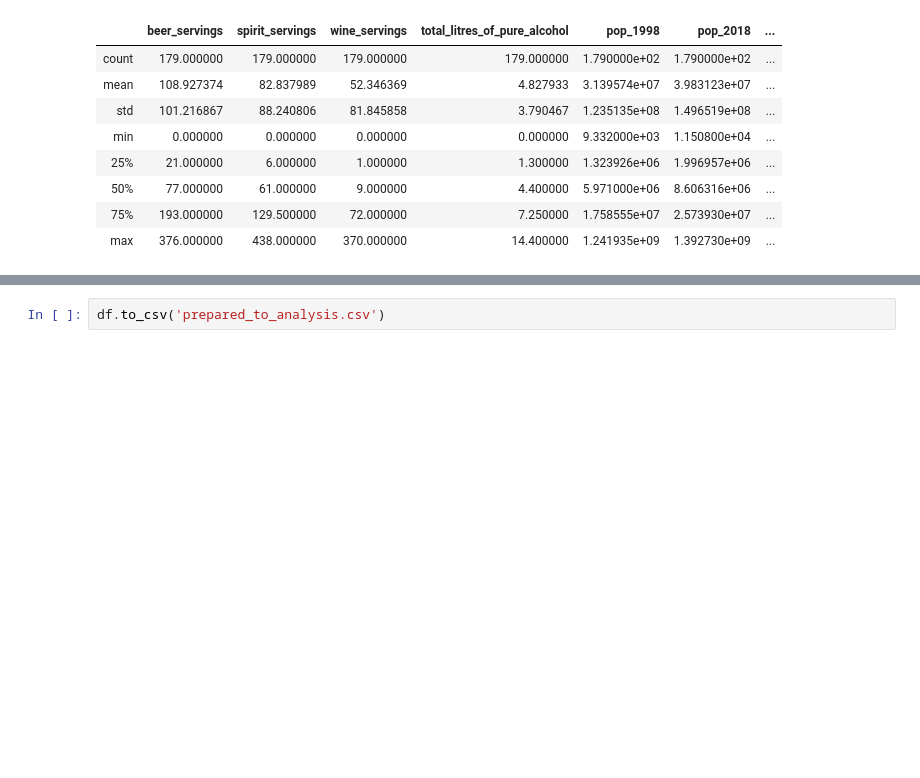
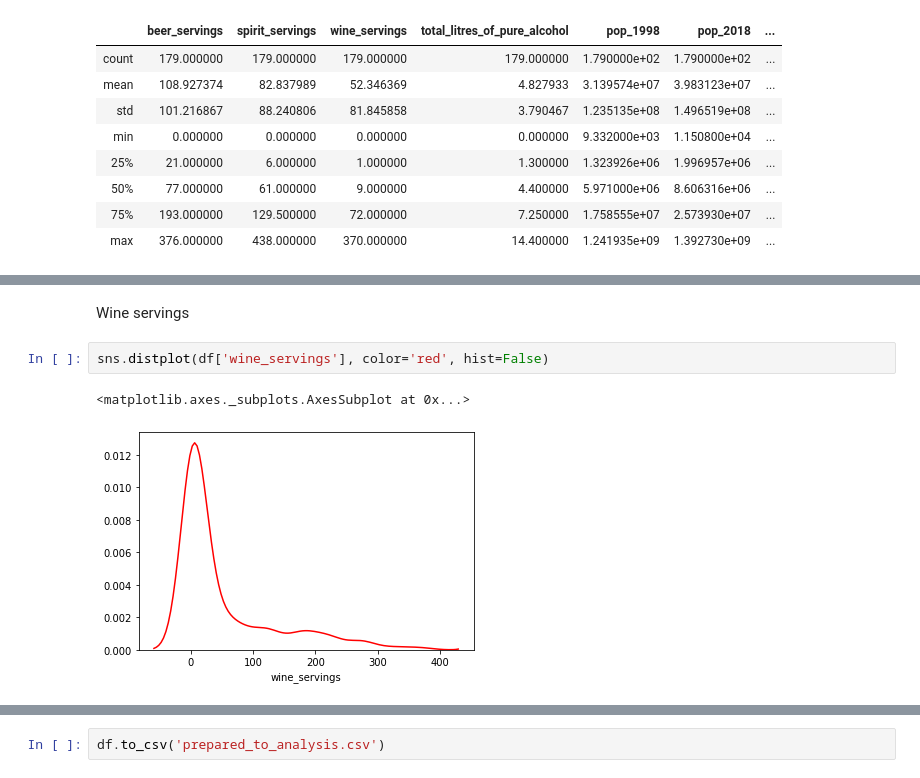
Before and after one commit to AdamJedz/DS-projekty, a Jupyter notebook: Alcohol/Igor/2. EDA and preparing the data.ipynb, the cells around one changed output, grey strips where cells are left out. Cells and saved outputs as stored; diff of their text form; blank space fills up the shorter version.

```diff
--- a/Alcohol/Igor/2. EDA and preparing the data.ipynb
+++ b/Alcohol/Igor/2. EDA and preparing the data.ipynb
@@ -125,0 +141,7 @@ df.describe()
+# %% [markdown]
+Wine servings
+# %%
+sns.distplot(df['wine_servings'], color='red', hist=False)
+# %% [output]
+<matplotlib.axes._subplots.AxesSubplot at 0x...>
+[figure, added]
```
Also changed, not shown: parts of 22 cells of this notebook, 4 other files.
